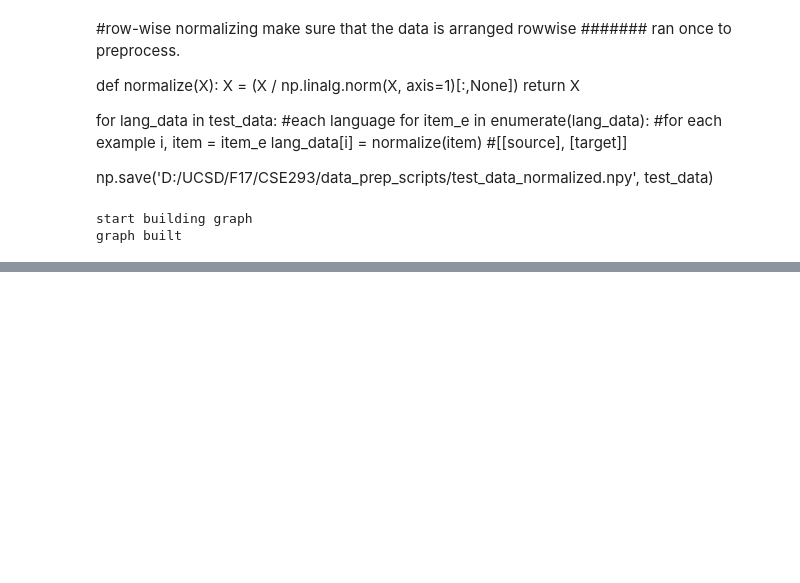
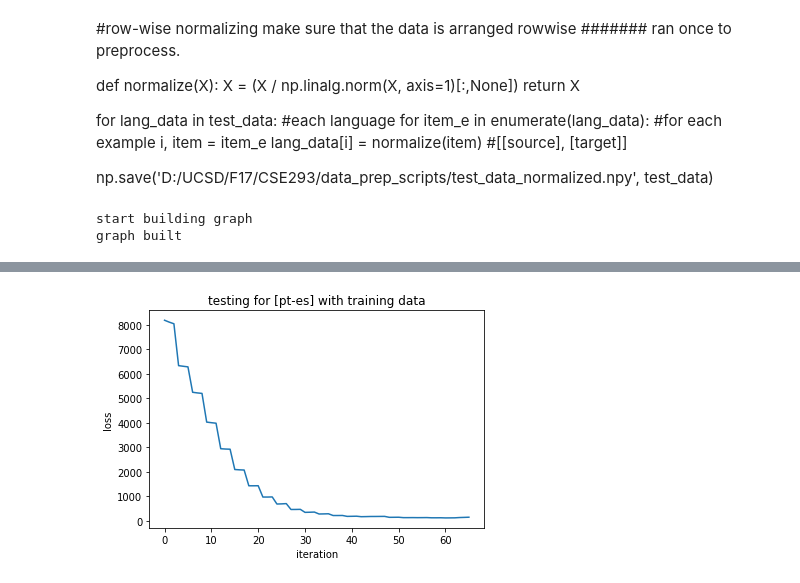
Before and after one commit to gmridul/wordtranslation, a Jupyter notebook: model/model-regularization.ipynb, the cells around one changed output, grey strips where cells are left out. Drawn from its saved outputs; the diff is of its cells as text; code cells hidden in the pictures; blank space fills up the shorter version.

```diff
--- a/model/model-regularization.ipynb
+++ b/model/model-regularization.ipynb
@@ -415,0 +445,8 @@ Batch:100
+# %%
+
+test_error = []
+with open("result_final") as f:
+    for l in f:
+        if "Test loss" in l:
+            #print (l.split())
+            test_error.append((float)(l.split()[2]))
@@ -415,0 +475,8 @@ Batch:100
+# %%
+plt.plot(test_error)
+plt.xlabel('iteration')
+plt.ylabel('loss')
+plt.title('testing for [pt-es] with training data')
+plt.show()
+# %% [output]
+[figure, added]
```
Also changed, not shown: parts of 12 cells of this notebook, 3 other files.
